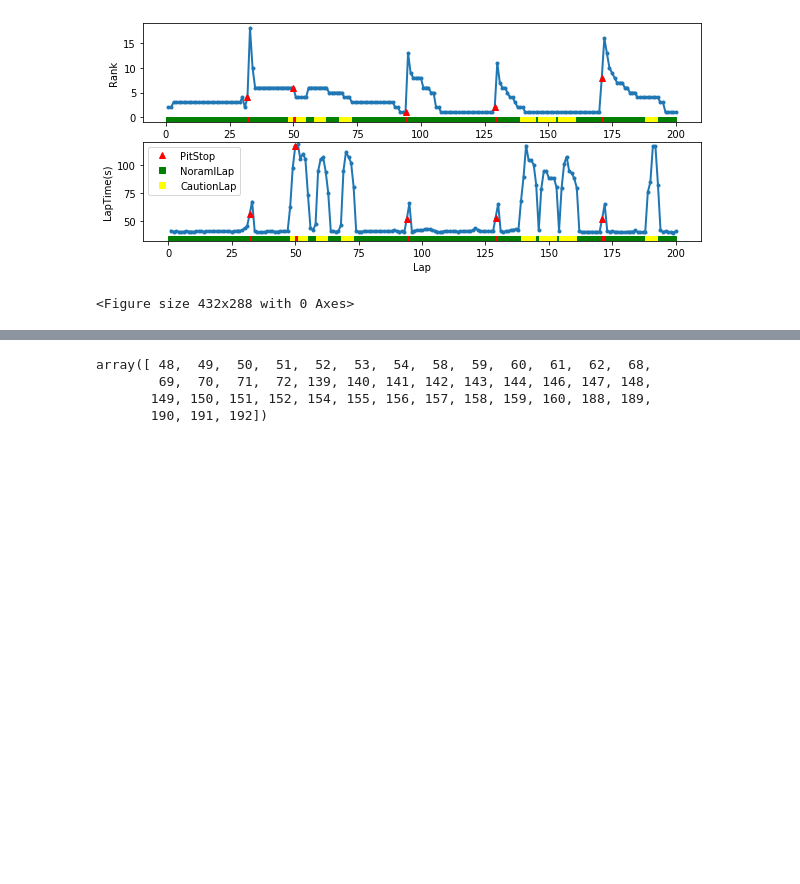
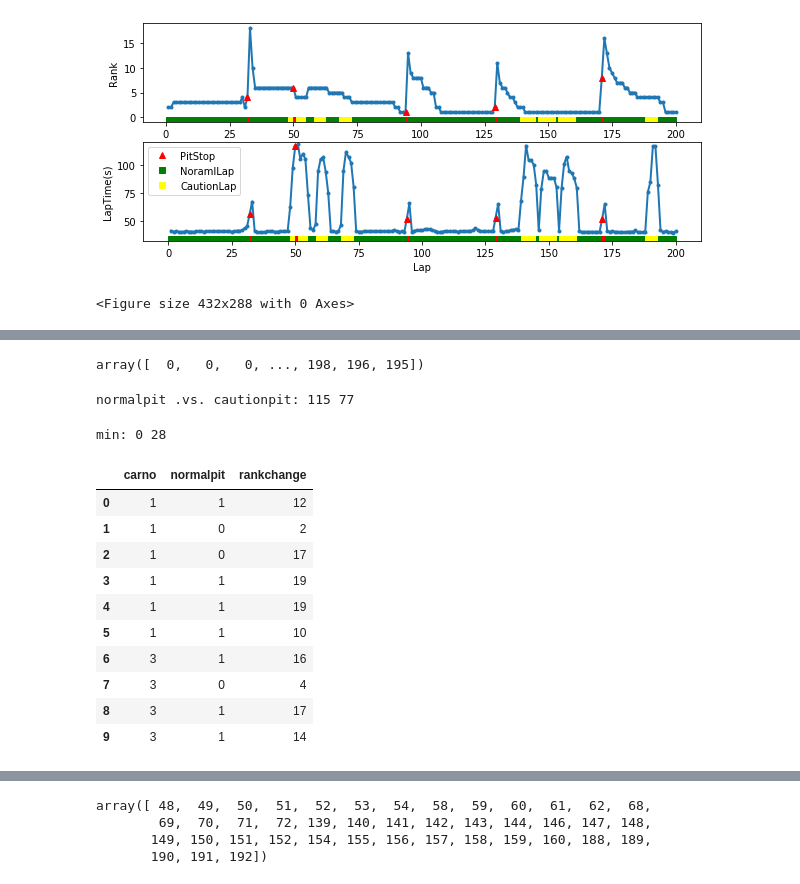
Before and after one commit to DSC-SPIDAL/rankpredictor, a Jupyter notebook: run/22.PaperFinal/notebook/RankNet-makedb-laptime-v4.ipynb, the cells around one changed output, grey strips where cells are left out. Saved outputs shown, nothing was run; the diff lists cells and outputs as text; code cells hidden in the pictures; blank space fills up the shorter version.

```diff
--- a/run/22.PaperFinal/notebook/RankNet-makedb-laptime-v4.ipynb
+++ b/run/22.PaperFinal/notebook/RankNet-makedb-laptime-v4.ipynb
@@ -1025,4 +1020,0 @@ NameError: name 'pits' is not defined
-# %%
-### check the rank
-df = rankdata
-df[df['completed_laps']==186]
@@ -1068,0 +1025,4 @@ memory usage: 1.1+ MB
+# %%
+rankdata.completed_laps.values
+# %% [output]
+array([  0,   0,   0, ..., 198, 196, 195])
@@ -1068,0 +1059,22 @@ memory usage: 1.1+ MB
+# %%
+print('normalpit .vs. cautionpit:', len(rankchg_df[rankchg_df['normalpit']==1]), len(rankchg_df[rankchg_df['normalpit']==0]))
+# %% [output]
+normalpit .vs. cautionpit: 115 77
+# %%
+print('min:', np.min(rankchg_df.rankchange.values),np.max(rankchg_df.rankchange.values))
+# %% [output]
+min: 0 28
+# %%
+rankchg_df.head(10)
+# %% [output]
+|  | carno | normalpit | rankchange |
+| 0 | 1 | 1 | 12 |
+| 1 | 1 | 0 | 2 |
+| 2 | 1 | 0 | 17 |
+| 3 | 1 | 1 | 19 |
+| 4 | 1 | 1 | 19 |
+| 5 | 1 | 1 | 10 |
+| 6 | 3 | 1 | 16 |
+| 7 | 3 | 0 | 4 |
+| 8 | 3 | 1 | 17 |
+| 9 | 3 | 1 | 14 |
```
Also changed, not shown: parts of 11 cells of this notebook, 6 other files.
